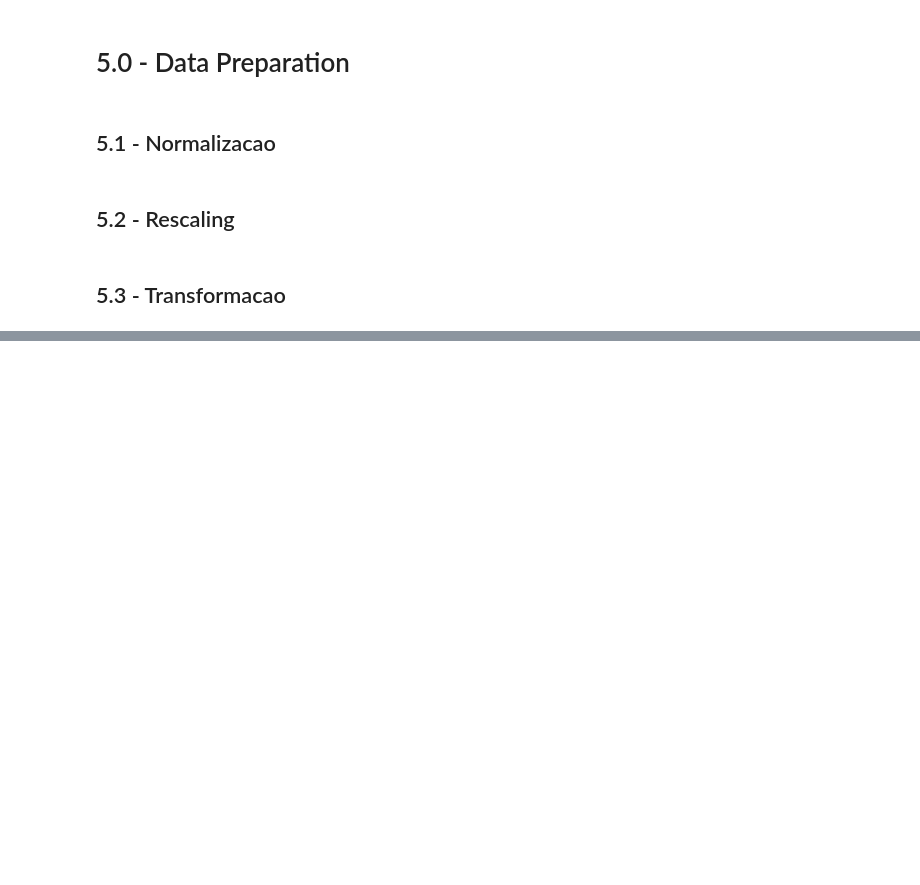
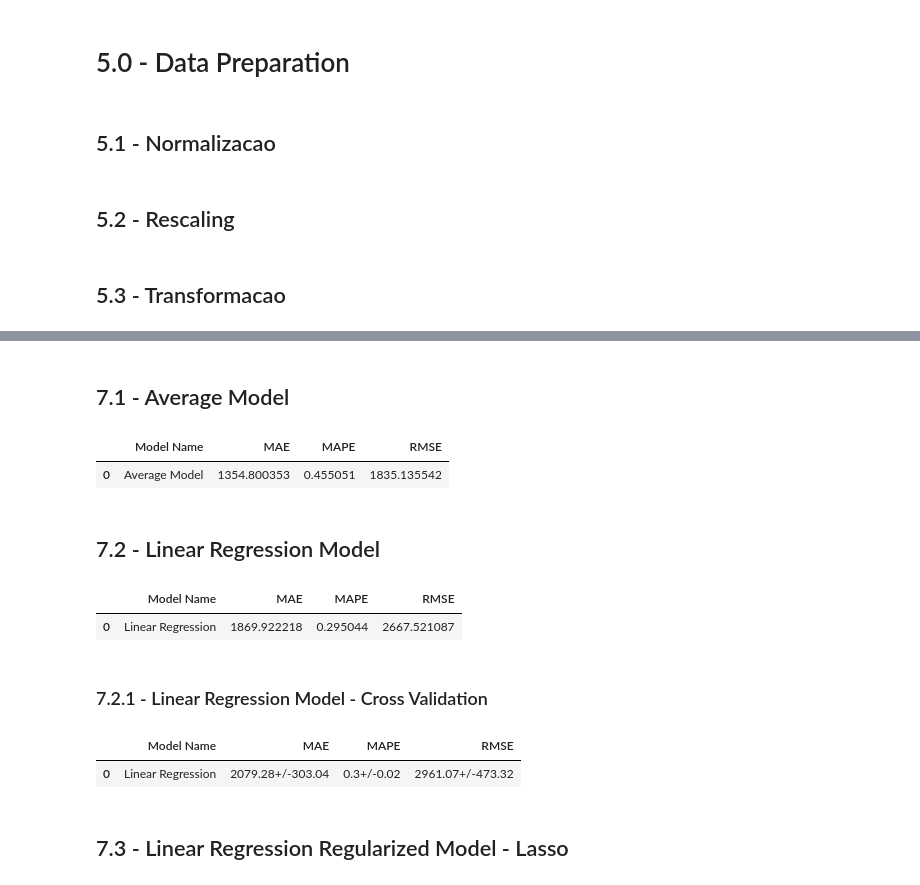
Before and after one commit to GabrielAlvesDS/rossmann-sale-prediction, a Jupyter notebook: notebooks/DS_em_Producao_-_Mod_07.ipynb, the cells around one changed output, grey strips where cells are left out. Cells and saved outputs as stored; diff of their text form; code cells hidden in the pictures; blank space fills up the shorter version.

```diff
--- a/notebooks/DS_em_Producao_-_Mod_07.ipynb
+++ b/notebooks/DS_em_Producao_-_Mod_07.ipynb
@@ -1020,0 +920,27 @@ lrr_result
+# %%
+#Selecionar manualmente as features selecionadas da análise exploratória e do Boruta - COMENTAR O ITEM 6.2 PARA NÃO RODAR OUTRA VEZ JUNTO COM O RESTANTE DO CÓDIGO
+cols_selected_boruta = [
+     'store',
+     'promo',
+     'store_type',
+     'assortment',
+     'competition_distance',
+     'competition_open_since_month',
+     'competition_open_since_year',
+     'promo2',
+     'promo2_since_week',
+     'promo2_since_year',
+     'competition_time_month',
+     'promo_time_week',
+     'day_of_week_sen',
+     'day_of_week_cos',
+     'month_cos',
+     'day_sen',
+     'day_cos',
+     'week_of_year_cos']
+
+#columns add
+feat_to_add = ['date', 'sales']
+
+cols_selected_boruta_full = cols_selected_boruta.copy()
+cols_selected_boruta_full.extend(feat_to_add)
@@ -1020,0 +970,48 @@ lrr_result
+# %%
+x_train = X_train[cols_selected_boruta]
+x_test = X_test[cols_selected_boruta]
+
+#Time Series Data Preparation
+x_training = X_train[cols_selected_boruta_full]
+# %% [markdown]
+## 7.1 - Average Model
+# %%
+aux1 = x_test.copy()
+aux1['sales'] = y_test.copy()
+
+#prediction
+aux2 = aux1[['store', 'sales']].groupby('store').mean().reset_index().rename(columns={'sales': 'predictions'})
+aux1 = pd.merge(aux1, aux2, how='left', on='store')
+yhat_baseline = aux1['predictions']
+
+#performance
+baseline_result = ml_error('Average Model', np.expm1(y_test), np.expm1(yhat_baseline)) #o "np.expm1" é para retornar os dados que foram alterados calculando o log anteriormente (etapa 5.3.2). O np.expm1 calcula a exponencial)
+baseline_result
+# %% [output]
+|  | Model Name | MAE | MAPE | RMSE |
+| 0 | Average Model | 1354.800353 | 0.455051 | 1835.135542 |
+# %% [markdown]
+## 7.2 - Linear Regression Model
+# %%
+#model
+lr = LinearRegression().fit(x_train, y_train)
+
+#prediction
+yhat_lr = lr.predict(x_test)
+
+#performance
+lr_result = ml_error('Linear Regression', np.expm1(y_test), np.expm1(yhat_lr))
+lr_result## 7.2 - Linear Regression Model
+# %% [output]
+|  | Model Name | MAE | MAPE | RMSE |
+| 0 | Linear Regression | 1869.922218 | 0.295044 | 2667.521087 |
+# %% [markdown]
+### 7.2.1 - Linear Regression Model - Cross Validation
+# %%
+lr_result_cv = cross_validation(x_training, 5, 'Linear Regression', lr)
+lr_result_cv
+# %% [output]
+|  | Model Name | MAE | MAPE | RMSE |
+| 0 | Linear Regression | 2079.28+/-303.04 | 0.3+/-0.02 | 2961.07+/-473.32 |
+# %% [markdown]
+## 7.3 - Linear Regression Regularized Model - Lasso
```
Also changed, not shown: parts of 66 cells of this notebook.
